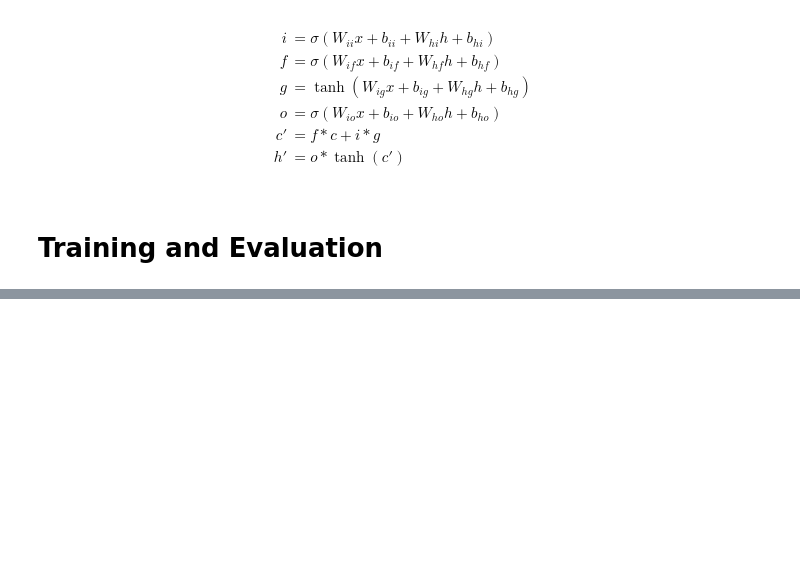
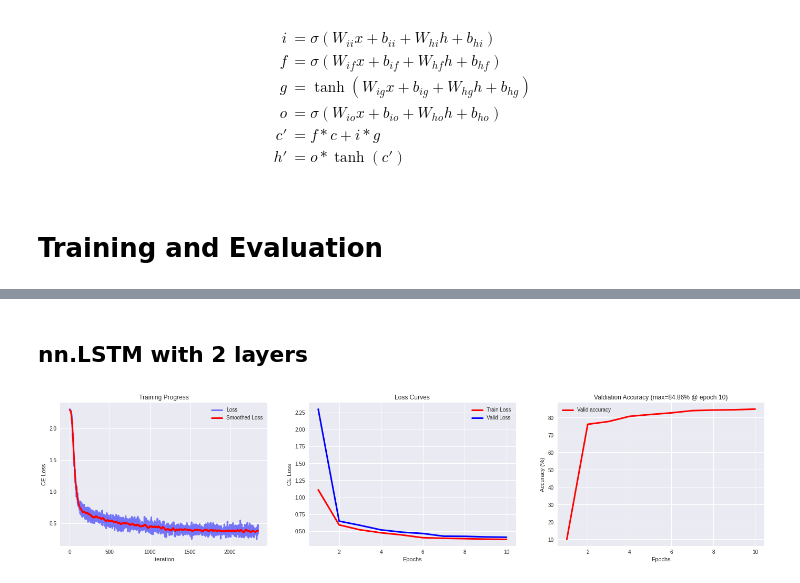
Before and after one commit to bsen/Lab-Vision-Systems, a Jupyter notebook: assignment_05/exercise5.ipynb, the cells around one changed output, grey strips where cells are left out. Drawn from its saved outputs; the diff is of its cells as text; code cells hidden in the pictures; blank space fills up the shorter version.

```diff
--- a/assignment_05/exercise5.ipynb
+++ b/assignment_05/exercise5.ipynb
@@ -231,0 +354,6 @@ train_loss, val_loss, loss_iters, valid_acc = train_lstm(
+# %% [markdown]
+## nn.LSTM with 2 layers
+# %%
+plot_stats_path('models/nnLSTM_2layer.pt')
+# %% [output]
+[figure, added]
```
Also changed, not shown: parts of 35 cells of this notebook, 3 other files.
